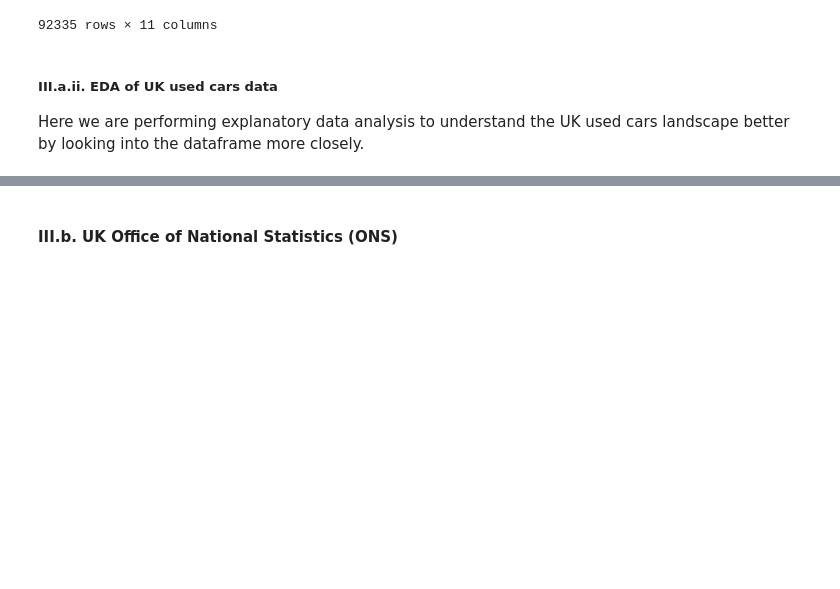
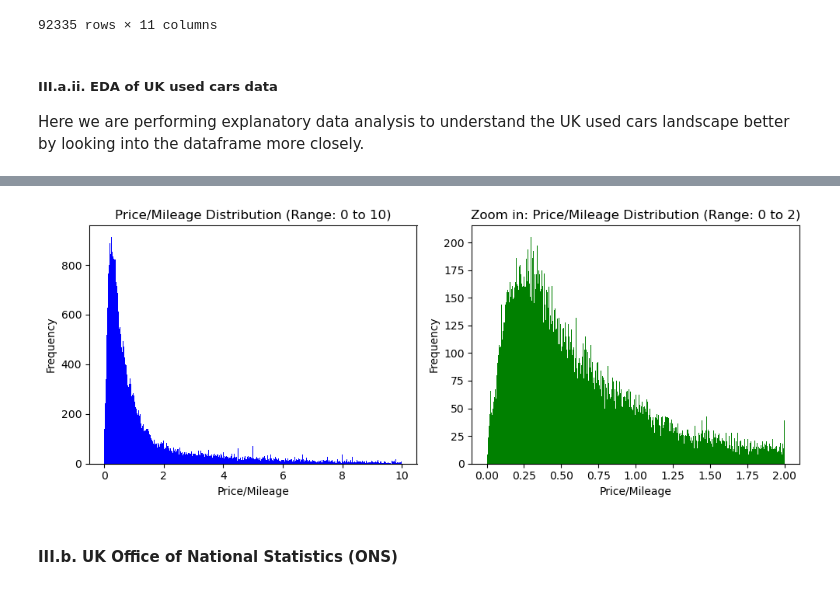
Before and after one commit to pholmes116/UK-used-car-prices-public, a Jupyter notebook: UK_car_rental.ipynb, the cells around one changed output, grey strips where cells are left out. Saved outputs shown, nothing was run; the diff lists cells and outputs as text; code cells hidden in the pictures; blank space fills up the shorter version.

```diff
--- a/UK_car_rental.ipynb
+++ b/UK_car_rental.ipynb
@@ -240,6 +338,23 @@ Transmissions: ['Manual' 'Automatic' 'Semi-Auto' 'Other']
 # %%
-#plt.plot(uk_cars_data["price/mileage"])
-sns.displot(uk_cars_data["price/mileage"])
+# 5. Distribrution of Price/Mileage
+fig, axes = plt.subplots(nrows=1, ncols=2, figsize=(10, 4))
+
+# First histogram
+axes[0].hist(uk_cars_data["price/mileage"], bins=1000, range=(0, 10), color='blue')
+axes[0].set_title("Price/Mileage Distribution (Range: 0 to 10)")
+axes[0].set_xlabel("Price/Mileage")
+axes[0].set_ylabel("Frequency")
+
+# Second histogram
+axes[1].hist(uk_cars_data["price/mileage"], bins=1000, range=(0, 2), color='green')
+axes[1].set_title("Zoom in: Price/Mileage Distribution (Range: 0 to 2)")
+axes[1].set_xlabel("Price/Mileage")
+axes[1].set_ylabel("Frequency")
+
+plt.tight_layout()
+plt.show()
+# %% [output]
+[figure, added]
 # %% [markdown]
 #### III.b. UK Office of National Statistics (ONS)
 # %% [markdown]
```
Also changed, not shown: parts of 10 cells of this notebook.
